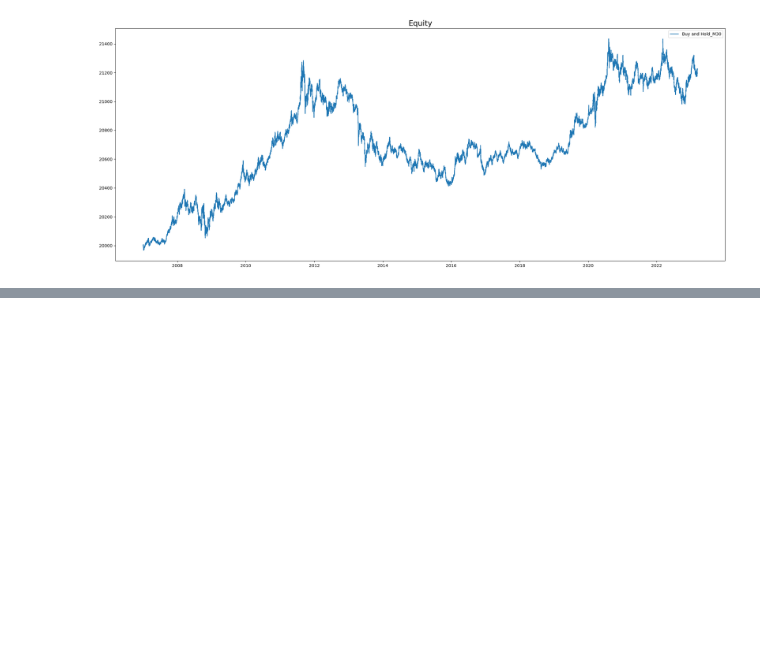
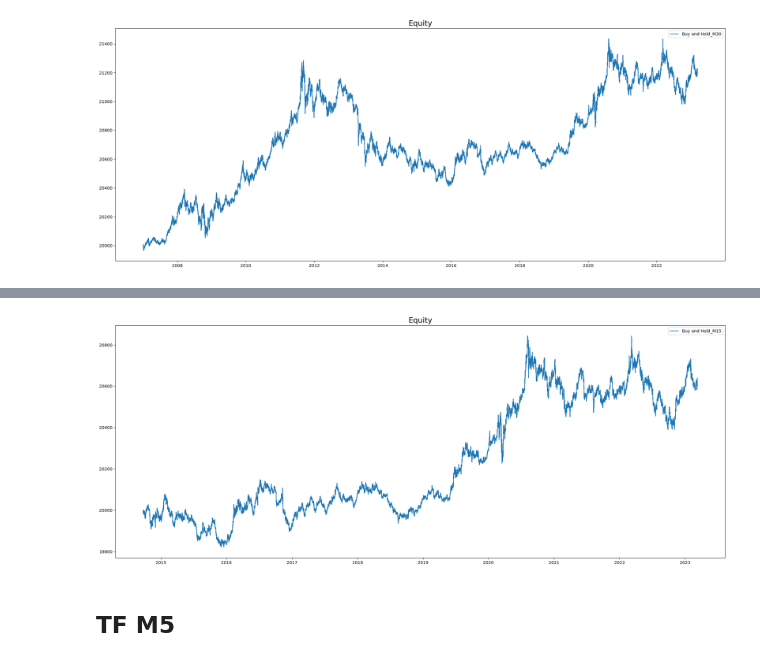
Before and after one commit to Kittipong91/XAUUSD_algorithmic_trading, a Jupyter notebook: Technical_Strategy/Strategy+0+-+Buy+and+Hold/Strategy 0 - Buy and Hold - Backtesting.ipynb, the cells around one changed output, grey strips where cells are left out. Cells and saved outputs as stored; diff of their text form; code cells hidden in the pictures; blank space fills up the shorter version.

Commit message:
add strategy 0-12

```diff
--- a/Technical_Strategy/Strategy+0+-+Buy+and+Hold/Strategy 0 - Buy and Hold - Backtesting.ipynb
+++ b/Technical_Strategy/Strategy+0+-+Buy+and+Hold/Strategy 0 - Buy and Hold - Backtesting.ipynb
@@ -200,0 +203,5 @@ plot_equity_trades(result_M30['_trades'], 'Buy and Hold_M30', account_size)
+# %%
+Backtest_M15 = Backtest(XAUUSD['M15'], strategy,
+                       cash=account_size, margin=1/2000, )
+result_M15 = Backtest_M15.run()
+result_M15
@@ -200,0 +226,6 @@ plot_equity_trades(result_M30['_trades'], 'Buy and Hold_M30', account_size)
+# %%
+plot_equity_trades(result_M15['_trades'], 'Buy and Hold_M15', account_size)
+# %% [output]
+[figure, added]
+# %% [markdown]
+## TF M5
```
Also changed, not shown: parts of 7 cells of this notebook, 9 other files.
